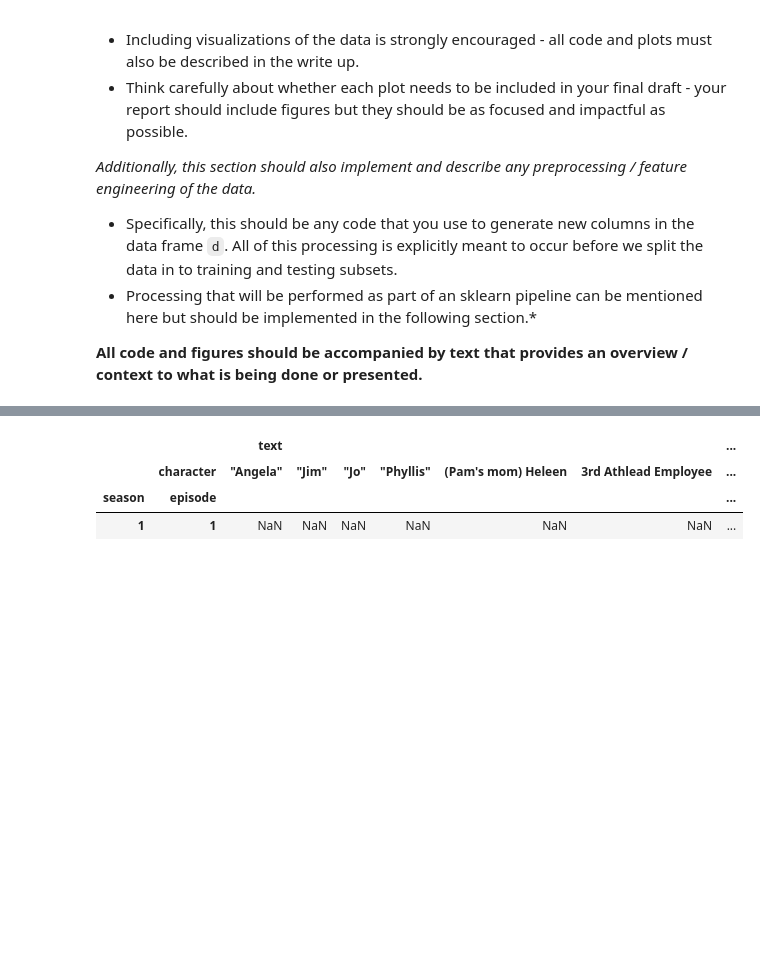
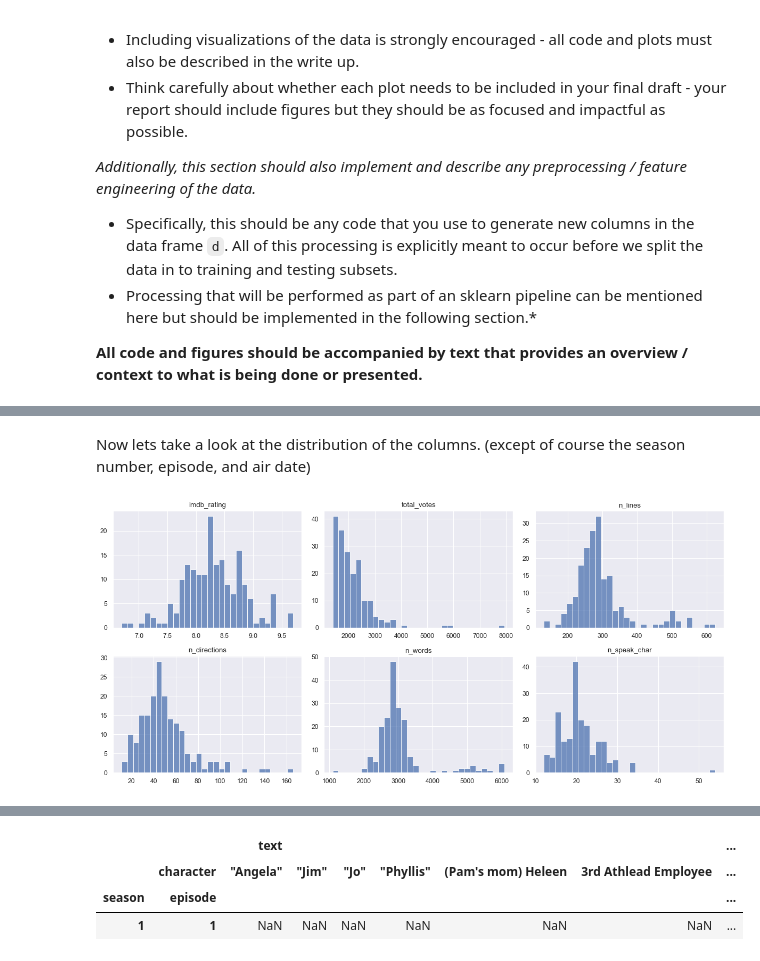
Before and after one commit to Mengyao41/ML_proj1, a Jupyter notebook: project1.ipynb, the cells around one changed output, grey strips where cells are left out. Saved outputs shown, nothing was run; the diff lists cells and outputs as text; code cells hidden in the pictures; blank space fills up the shorter version.

```diff
--- a/project1.ipynb
+++ b/project1.ipynb
@@ -68,0 +103,23 @@ After making sure that all the necessary libraries or submodules are uploaded he
+# %%
+# We will no get our numerical data so we can visualize it:
+num_data = data.copy()
+num_data = num_data.drop(columns = ['episode_name', 'director', 'writer', 'air_date', 'main_chars'])
+# %% [markdown]
+Now lets take a look at the distribution of the columns. (except of course the season number, episode, and air date)
+# %%
+fig, axes = plt.subplots(figsize=(15,7), ncols=3, nrows=2)
+axes = axes.flatten()
+
+#define our columns
+lst = ['imdb_rating','total_votes', 'n_lines', 'n_directions','n_words', 'n_speak_char']
+
+for i, ax in enumerate(axes):
+    sns.histplot(data = num_data[lst[i]], bins=30, ax=ax)
+    ax.set_title(num_data[lst[i]].name)
+    ax.set_ylabel("")
+    ax.set_xlabel("")
+
+plt.tight_layout()
+plt.show()
+# %% [output]
+[figure, added]
```
Also changed, not shown: parts of 33 cells of this notebook.
